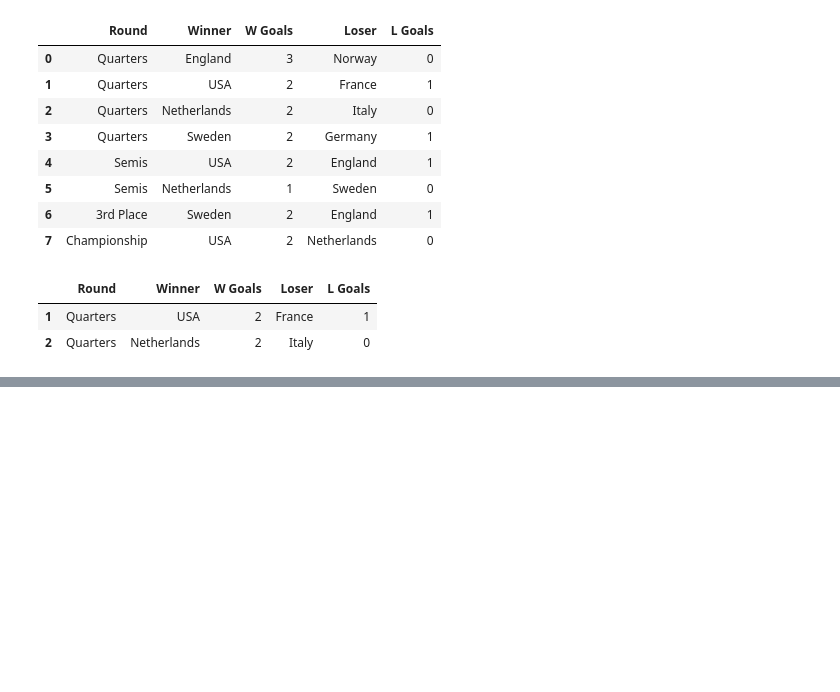
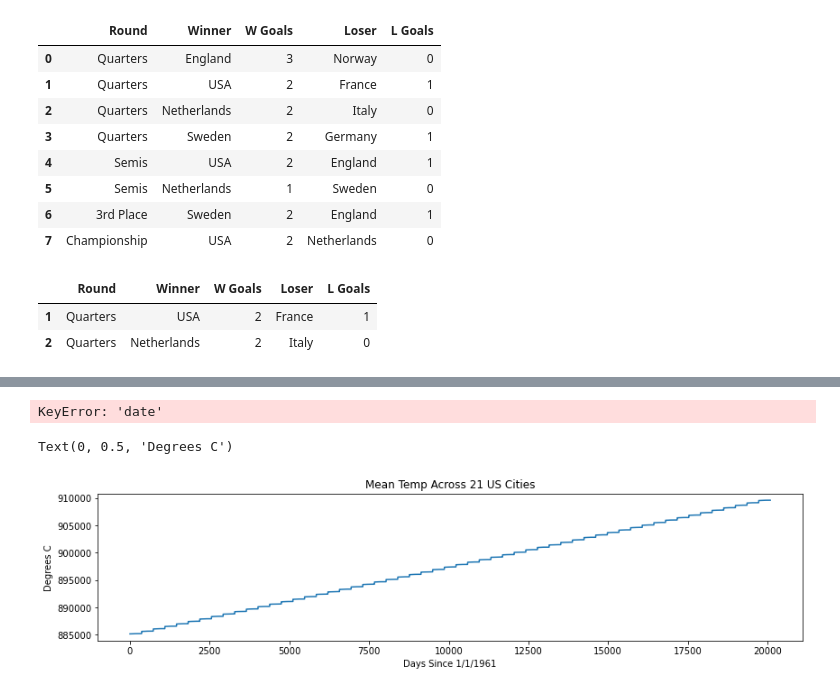
Before and after one commit to jinjiaacademy/MIT6001_2, a Jupyter notebook: figure_code/Chapter 23 Exploring Data with Pandas.ipynb, the cells around one changed output, grey strips where cells are left out. Saved outputs shown, nothing was run; the diff lists cells and outputs as text; code cells hidden in the pictures; blank space fills up the shorter version.

```diff
--- a/figure_code/Chapter 23 Exploring Data with Pandas.ipynb
+++ b/figure_code/Chapter 23 Exploring Data with Pandas.ipynb
@@ -304,0 +477,5 @@ KeyError: "None of [Index(['Semis'], dtype='object')] are in the [index]"
+# %%
+pd.set_option('display.max_rows', 6)
+pd.set_option('display.max_columns', 5)
+temperatures = pd.read_csv('US_temperatures.csv')
+print(temperatures)
@@ -304,0 +521,17 @@ KeyError: "None of [Index(['Semis'], dtype='object')] are in the [index]"
+# %%
+# temperatures.set_index('Date')
+temperatures['Max'] = temperatures.max(axis='columns')
+temperatures['Min'] = temperatures.min(axis='columns')
+temperatures['Mean T'] = round(temperatures.mean(axis='columns'),2)
+print(temperatures.loc[temperatures['date']==20000704])
+# %% [output]
+KeyError: 'date'
+# %%
+plt.figure(figsize=(14, 3))
+plt.plot(list(temperatures['Mean T']))
+plt.title('Mean Temp Across 21 US Cities')
+plt.xlabel('Days Since 1/1/1961')
+plt.ylabel('Degrees C')
+# %% [output]
+Text(0, 0.5, 'Degrees C')
+[figure, added]
```
Also changed, not shown: parts of 31 cells of this notebook.
